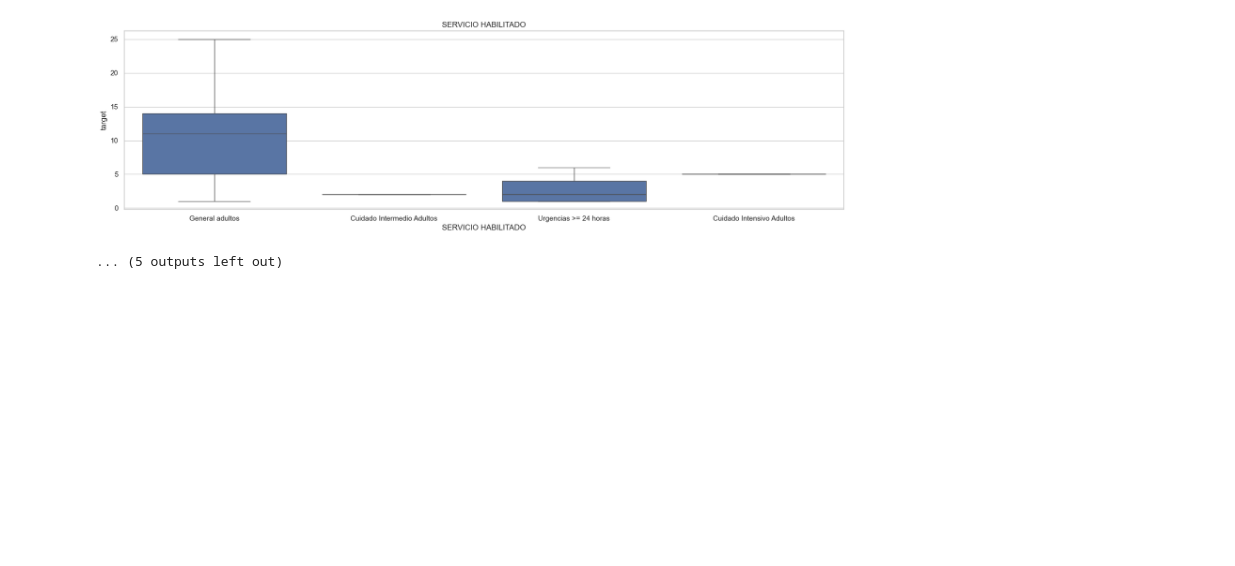
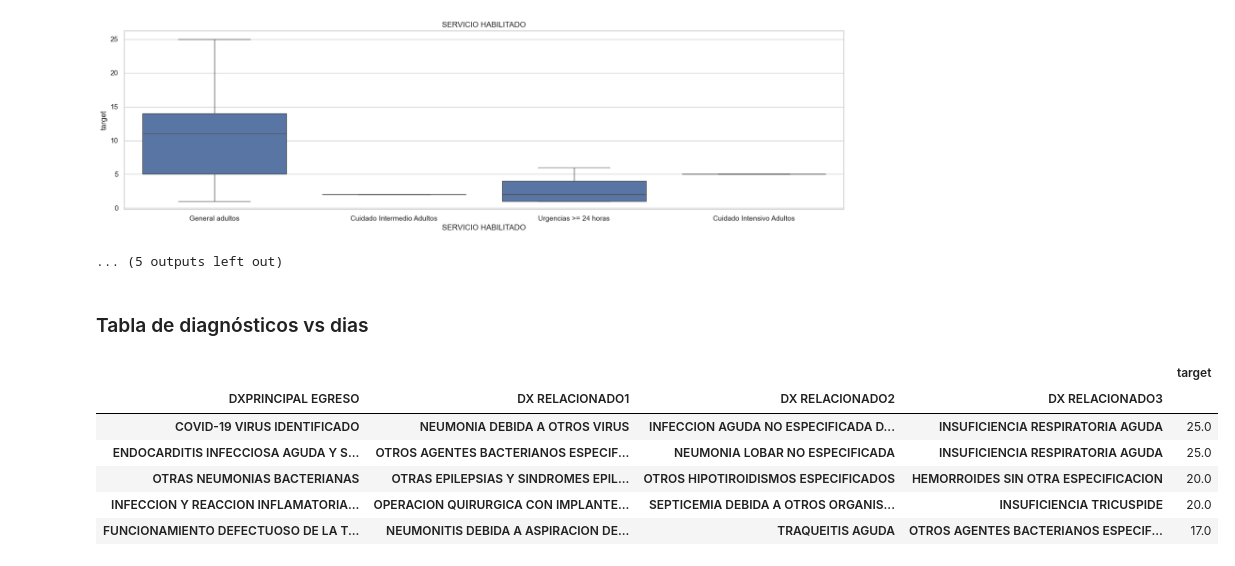
Before and after one commit to diegosaaval/hospital-stay, a Jupyter notebook: 1_data_cleaning.ipynb, the cells around one changed output. Drawn from its saved outputs; the diff is of its cells as text; code cells hidden in the pictures; blank space fills up the shorter version.

Commit message:
cambios menores

```diff
--- a/1_data_cleaning.ipynb
+++ b/1_data_cleaning.ipynb
@@ -759,3 +762,40 @@ for col in df.select_dtypes(include="object").drop(lista, axis=1).columns:
 [figure]
 [figure]
 ... (5 outputs left out)
+# %% [markdown]
+### Tabla de diagnósticos vs dias
+# %%
+# Tabla con target y diagnóstico principal
+df.groupby("DXPRINCIPAL EGRESO")["target"].mean().sort_values(ascending=False).head(3)
+
+# Tabla con target y diagnóstico principal
+df.groupby("DX RELACIONADO1")["target"].mean().sort_values(ascending=False).head(3)
+
+# Tabla con target y diagnóstico principal
+df.groupby("DX RELACIONADO2")["target"].mean().sort_values(ascending=False).head(3)
+
+# Tabla con target y diagnóstico principal
+df.groupby("DX RELACIONADO3")["target"].mean().sort_values(ascending=False).head(3)
+
+## Tabla con target y diagnóstico principal
+df.groupby("PROFESIONAL ESPECIALIDAD GRD")["target"].mean().sort_values(
+    ascending=False
+).head(3)
+
+## Quiero una DXPRINCIPAL EGRESO DX RELACIONADO1 DX RELACIONADO2 DX RELACIONADO3 PROFESIONAL ESPECIALIDAD GRD con el promedio de target ordenados de mayor a menor
+df.groupby(
+    [
+        "DXPRINCIPAL EGRESO",
+        "DX RELACIONADO1",
+        "DX RELACIONADO2",
+        "DX RELACIONADO3",
+    ]
+)["target"].mean().sort_values(ascending=False).head(5).to_frame()
+# %% [output]
+|  |  |  |  | target |
+| DXPRINCIPAL EGRESO | DX RELACIONADO1 | DX RELACIONADO2 | DX RELACIONADO3 |  |
+| COVID-19 VIRUS IDENTIFICADO | NEUMONIA DEBIDA A OTROS VIRUS | INFECCION AGUDA NO ESPECIFICADA D... | INSUFICIENCIA RESPIRATORIA AGUDA | 25.0 |
+| ENDOCARDITIS INFECCIOSA AGUDA Y S... | OTROS AGENTES BACTERIANOS ESPECIF... | NEUMONIA LOBAR NO ESPECIFICADA | INSUFICIENCIA RESPIRATORIA AGUDA | 25.0 |
+| OTRAS NEUMONIAS BACTERIANAS | OTRAS EPILEPSIAS Y SINDROMES EPIL... | OTROS HIPOTIROIDISMOS ESPECIFICADOS | HEMORROIDES SIN OTRA ESPECIFICACION | 20.0 |
+| INFECCION Y REACCION INFLAMATORIA... | OPERACION QUIRURGICA CON IMPLANTE... | SEPTICEMIA DEBIDA A OTROS ORGANIS... | INSUFICIENCIA TRICUSPIDE | 20.0 |
+| FUNCIONAMIENTO DEFECTUOSO DE LA T... | NEUMONITIS DEBIDA A ASPIRACION DE... | TRAQUEITIS AGUDA | OTROS AGENTES BACTERIANOS ESPECIF... | 17.0 |
```
Also changed, not shown: parts of 3 cells of this notebook.
